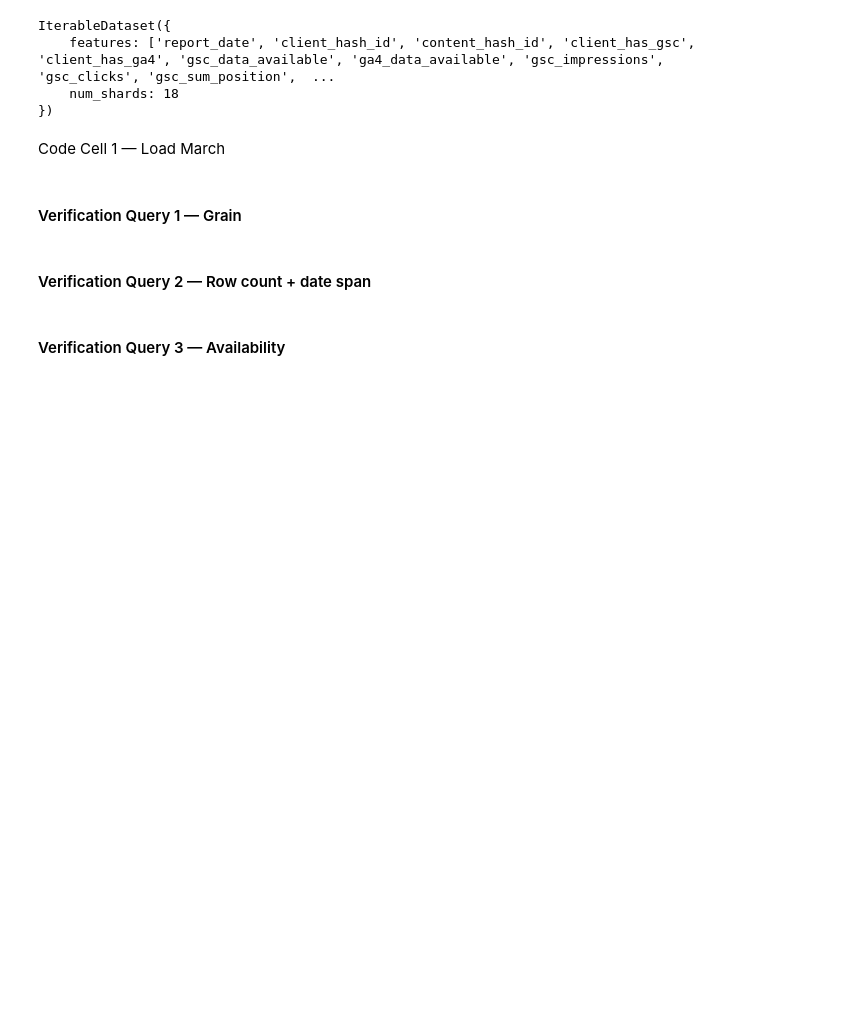
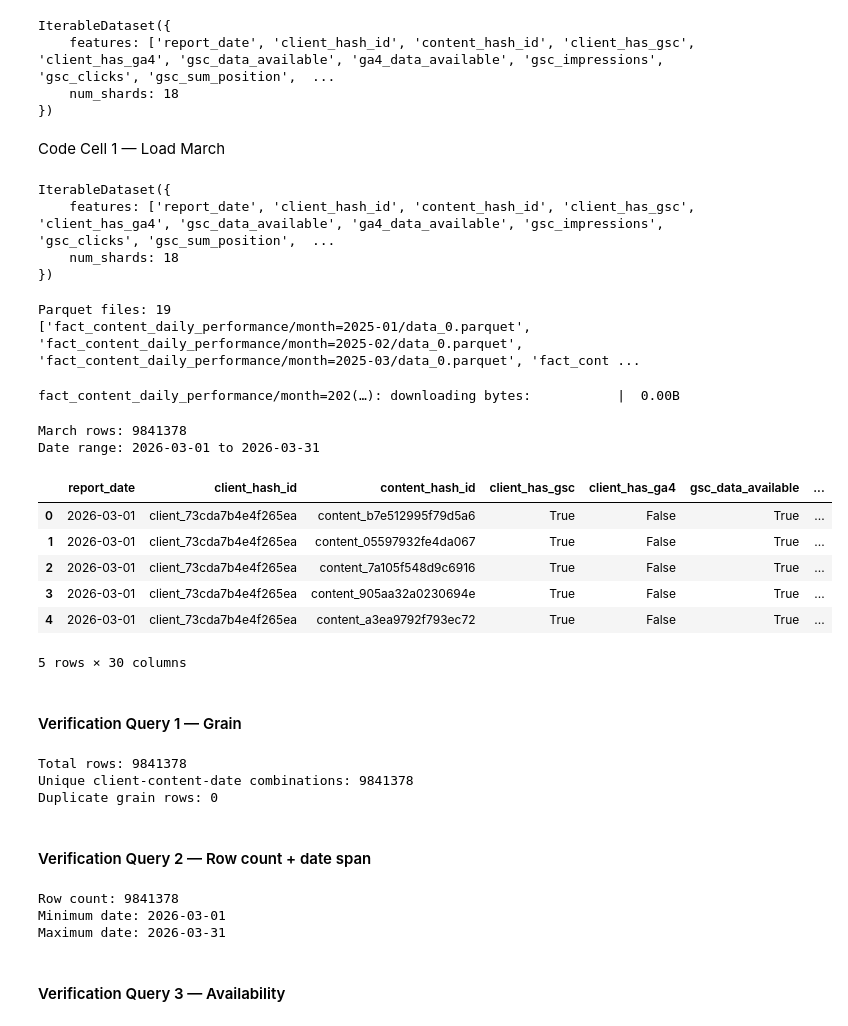
Before and after one commit to anasuddin1/ML-Intern, a Jupyter notebook: work/notebooks/w03_data_contract.ipynb, the cells around one changed output. Cells and saved outputs as stored; diff of their text form; code cells hidden in the pictures; blank space fills up the shorter version.

```diff
--- a/work/notebooks/w03_data_contract.ipynb
+++ b/work/notebooks/w03_data_contract.ipynb
@@ -103,3 +90,66 @@ march_df.head()
+# %%
+from datasets import load_dataset
+
+ds = load_dataset(
+    "FlyRank/internship-warehouse",
+    "fact_content_daily_performance",
+    split="train",
+    streaming=True
+)
+
+print(ds)
+# %% [output]
+IterableDataset({
+    features: ['report_date', 'client_hash_id', 'content_hash_id', 'client_has_gsc', 'client_has_ga4', 'gsc_data_available', 'ga4_data_available', 'gsc_impressions', 'gsc_clicks', 'gsc_sum_position',  ...
+    num_shards: 18
+})
+# %%
+from huggingface_hub import list_repo_files
+
+files = list_repo_files(
+    "FlyRank/internship-warehouse",
+    repo_type="dataset",
+    token=HF_TOKEN
+)
+
+parquet_files = [
+    f for f in files
+    if "fact_content_daily_performance" in f and f.endswith(".parquet")
+]
+
+print("Parquet files:", len(parquet_files))
+print(parquet_files[:5])
+# %% [output]
+Parquet files: 19
+['fact_content_daily_performance/month=2025-01/data_0.parquet', 'fact_content_daily_performance/month=2025-02/data_0.parquet', 'fact_content_daily_performance/month=2025-03/data_0.parquet', 'fact_cont ...
+# %%
+import pandas as pd
+from huggingface_hub import hf_hub_download
+
+march_file = hf_hub_download(
+    repo_id="FlyRank/internship-warehouse",
+    filename="fact_content_daily_performance/month=2026-03/data_0.parquet",
+    repo_type="dataset",
+    token=HF_TOKEN
+)
+
+march_df = pd.read_parquet(march_file)
+
+print("March rows:", len(march_df))
+print("Date range:", march_df["report_date"].min(), "to", march_df["report_date"].max())
+
+march_df.head()
+# %% [output]
+fact_content_daily_performance/month=202(…): downloading bytes:           |  0.00B
+March rows: 9841378
+Date range: 2026-03-01 to 2026-03-31
+|  | report_date | client_hash_id | content_hash_id | client_has_gsc | client_has_ga4 | gsc_data_available | ... |
+| 0 | 2026-03-01 | client_73cda7b4e4f265ea | content_b7e512995f79d5a6 | True | False | True | ... |
+| 1 | 2026-03-01 | client_73cda7b4e4f265ea | content_05597932fe4da067 | True | False | True | ... |
+| 2 | 2026-03-01 | client_73cda7b4e4f265ea | content_7a105f548d9c6916 | True | False | True | ... |
+| 3 | 2026-03-01 | client_73cda7b4e4f265ea | content_905aa32a0230694e | True | False | True | ... |
+| 4 | 2026-03-01 | client_73cda7b4e4f265ea | content_a3ea9792f793ec72 | True | False | True | ... |
+5 rows × 30 columns
 # %% [markdown]
 #### Verification Query 1 — Grain
 # %%
@@ -118,12 +168,20 @@ print(
     "Duplicate grain rows:",
     len(march_df) - len(unique_client_content_dates)
 )
+# %% [output]
+Total rows: 9841378
+Unique client-content-date combinations: 9841378
+Duplicate grain rows: 0
 # %% [markdown]
 #### Verification Query 2 — Row count + date span
 # %%
 print("Row count:", len(march_df))
 print("Minimum date:", march_df["report_date"].min())
 print("Maximum date:", march_df["report_date"].max())
+# %% [output]
+Row count: 9841378
+Minimum date: 2026-03-01
+Maximum date: 2026-03-31
 # %% [markdown]
 #### Verification Query 3 — Availability
 # %%
```
Also changed, not shown: parts of 10 cells of this notebook.
